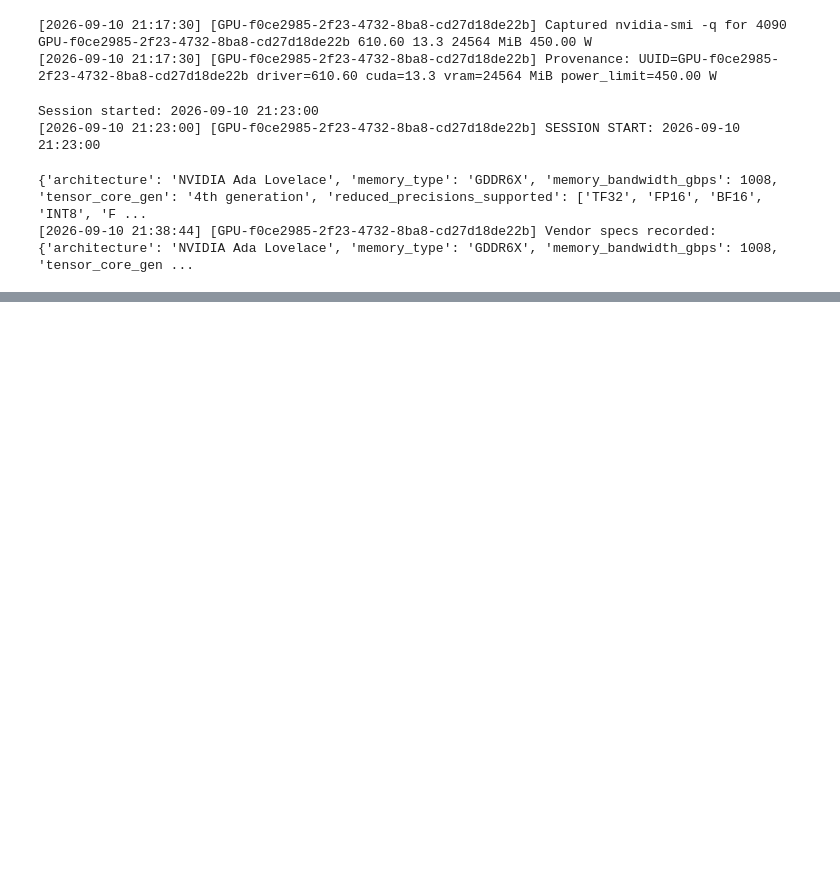
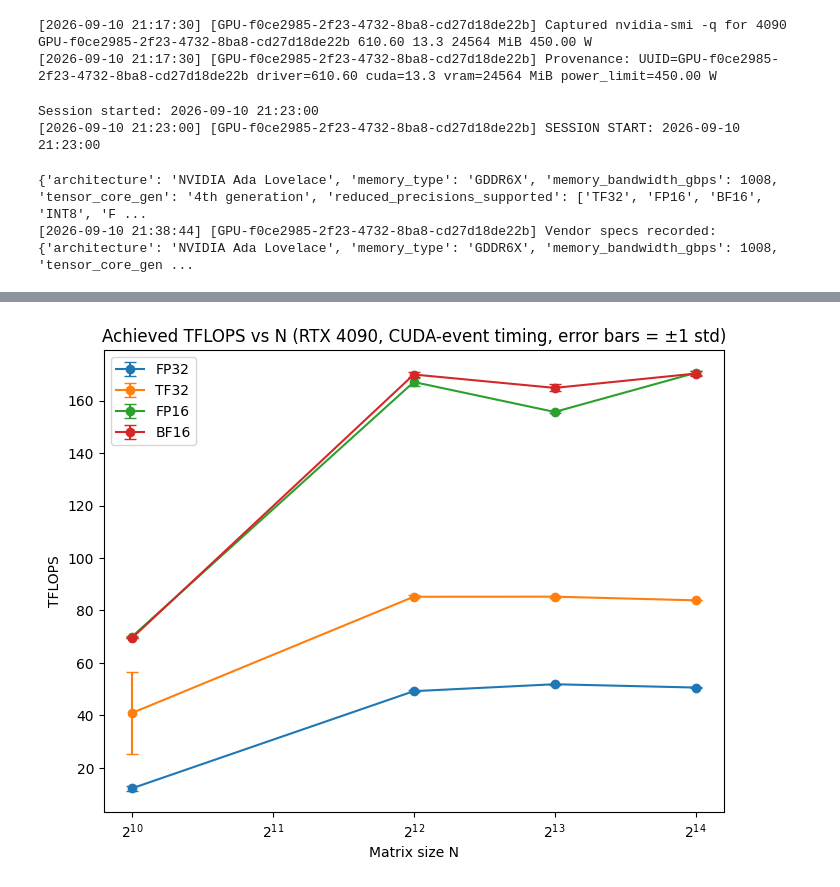
Before and after one commit to vedika0806/data266-5937, a Jupyter notebook: hw2-5/HW2-5_git.ipynb, the cells around one changed output, grey strips where cells are left out. Cells and saved outputs as stored; diff of their text form; code cells hidden in the pictures; blank space fills up the shorter version.

```diff
--- a/hw2-5/HW2-5_git.ipynb
+++ b/hw2-5/HW2-5_git.ipynb
@@ -137,0 +307,10 @@ log(f"Vendor specs recorded: {vendor_specs}")
+# %%
+def set_tf32(enabled):
+    torch.backends.cuda.matmul.allow_tf32 = enabled
+    torch.backends.cudnn.allow_tf32 = enabled
+
+    if hasattr(torch, "set_float32_matmul_precision"):
+        if enabled:
+            torch.set_float32_matmul_precision("high")
+        else:
+            torch.set_float32_matmul_precision("highest")
@@ -137,0 +545,15 @@ log(f"Vendor specs recorded: {vendor_specs}")
+# %%
+# Source: NVIDIA Ada GPU Architecture Whitepaper, Appendix A,
+# Table 2 "GeForce RTX 4090 Full Specifications" (dense, non-sparse column)
+peak_tflops = {
+    "FP32": 82.6,   # Peak FP32 TFLOPS (non-Tensor)
+    "TF32": 82.6,   # Peak TF32 Tensor TFLOPS, dense (82.6/165.2 sparse)
+    "FP16": 165.2,  # Peak FP16 Tensor TFLOPS with FP32 Accumulate, dense
+    "BF16": 165.2,  # Peak BF16 Tensor TFLOPS with FP32 Accumulate, dense
+}
+
+pct_of_peak = {}
+for (N, prec), tflops in precision_results.items():
+    pct = 100 * tflops / peak_tflops[prec]
+    pct_of_peak[(N, prec)] = pct
+    log(f"N={N} {prec}: {tflops:.2f} TFLOPS = {pct:.1f}% of peak (CV={cv_results[(N,prec)]:.2f}%)")
@@ -137,0 +587,17 @@ log(f"Vendor specs recorded: {vendor_specs}")
+# %%
+fig, ax = plt.subplots(figsize=(8,6))
+for prec in ["FP32","TF32","FP16","BF16"]:
+    ys = [precision_results[(N,prec)] for N in sizes]
+    errs = [precision_results[(N,prec)] * cv_results[(N,prec)]/100 for N in sizes]
+    ax.errorbar(sizes, ys, yerr=errs, marker='o', capsize=4, label=prec)
+
+ax.set_xscale('log', base=2)
+ax.set_xlabel("Matrix size N")
+ax.set_ylabel("TFLOPS")
+ax.legend()
+ax.set_title("Achieved TFLOPS vs N (RTX 4090, CUDA-event timing, error bars = ±1 std)")
+plt.savefig("fig_precision.png", dpi=150)
+plt.show()
+log("Saved fig_precision.png")
+# %% [output]
+[figure, added]
```
Also changed, not shown: parts of 30 cells of this notebook, 3 other files.
